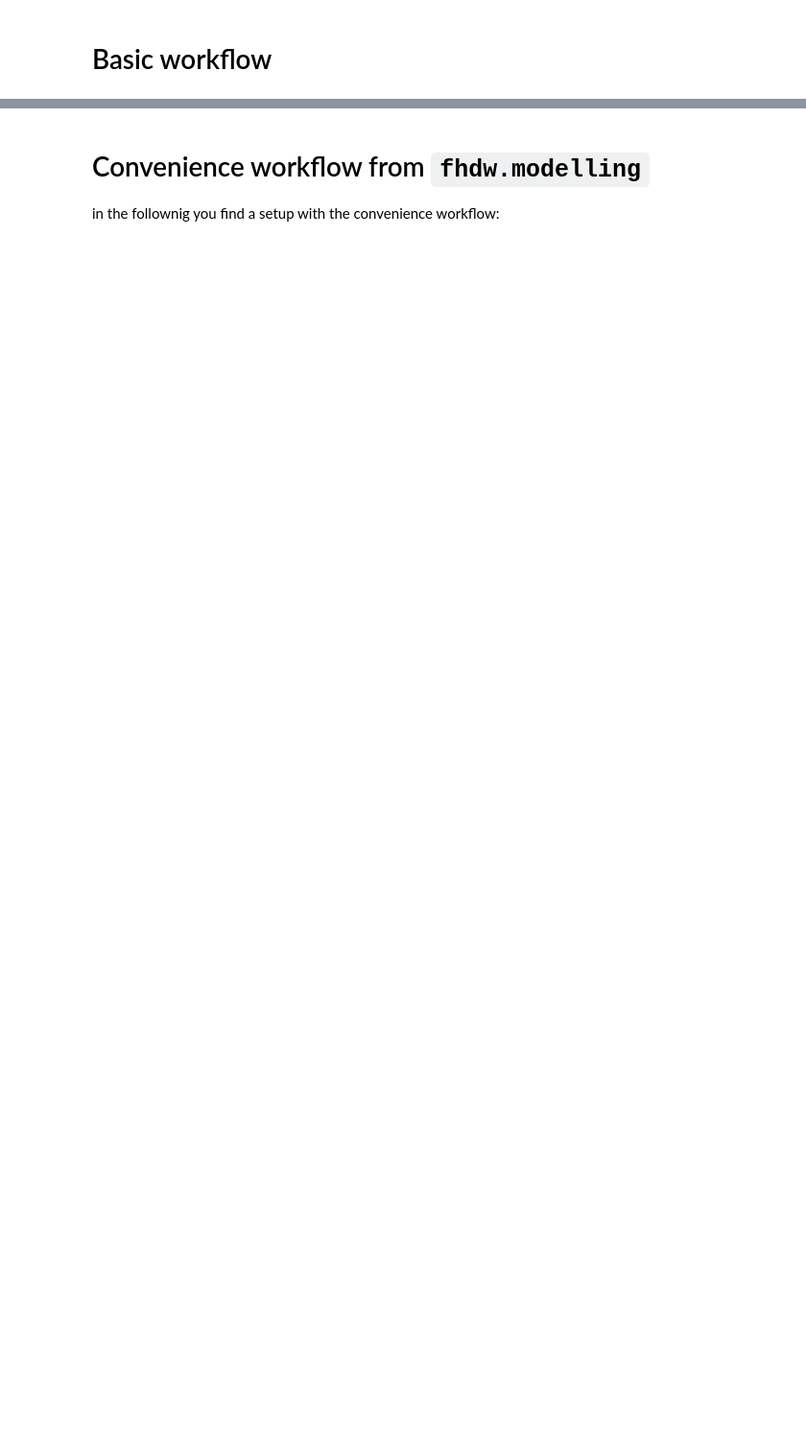
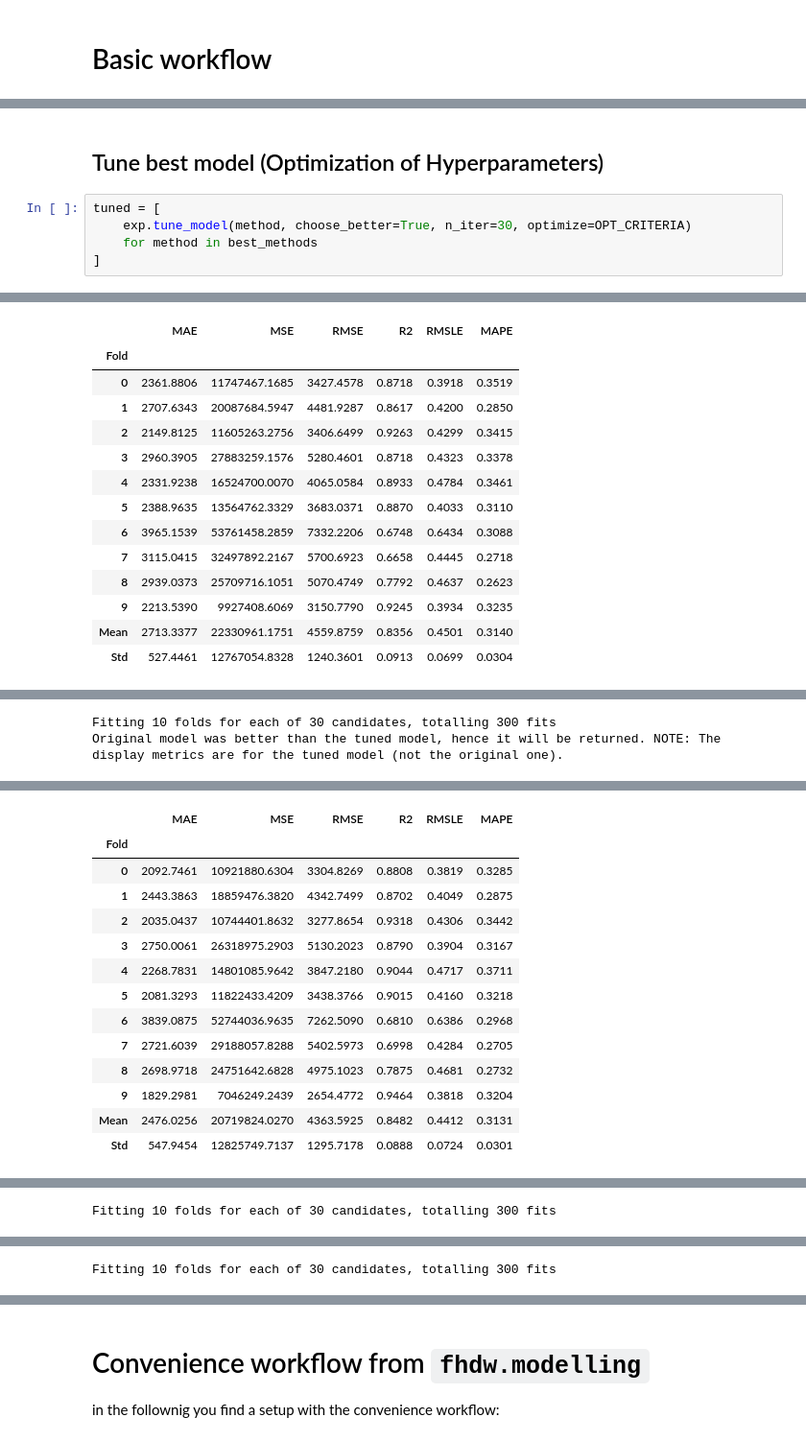
Before and after one commit to fhdw-forschung/modelling-tools, a Jupyter notebook: docs/test-functions.ipynb, the cells around one changed output, grey strips where cells are left out. Shown at 96% size. Saved outputs shown, nothing was run; the diff lists cells and outputs as text; blank space fills up the shorter version.

```diff
--- a/docs/test-functions.ipynb
+++ b/docs/test-functions.ipynb
@@ -143,0 +117,8 @@ BayesianRidge(alpha_1=0.2, alpha_2=0.05, compute_score=True, lambda_1=0.2,
+# %% [markdown]
+## Tune best model (Optimization of Hyperparameters)
+# %%
+tuned = [
+    exp.tune_model(method, choose_better=True, n_iter=30, optimize=OPT_CRITERIA)
+    for method in best_methods
+]
+# %% [output]
@@ -143,0 +126,14 @@ BayesianRidge(alpha_1=0.2, alpha_2=0.05, compute_score=True, lambda_1=0.2,
+|  | MAE | MSE | RMSE | R2 | RMSLE | MAPE |
+| Fold |  |  |  |  |  |  |
+| 0 | 2361.8806 | 11747467.1685 | 3427.4578 | 0.8718 | 0.3918 | 0.3519 |
+| 1 | 2707.6343 | 20087684.5947 | 4481.9287 | 0.8617 | 0.4200 | 0.2850 |
+| 2 | 2149.8125 | 11605263.2756 | 3406.6499 | 0.9263 | 0.4299 | 0.3415 |
+| 3 | 2960.3905 | 27883259.1576 | 5280.4601 | 0.8718 | 0.4323 | 0.3378 |
+| 4 | 2331.9238 | 16524700.0070 | 4065.0584 | 0.8933 | 0.4784 | 0.3461 |
+| 5 | 2388.9635 | 13564762.3329 | 3683.0371 | 0.8870 | 0.4033 | 0.3110 |
+| 6 | 3965.1539 | 53761458.2859 | 7332.2206 | 0.6748 | 0.6434 | 0.3088 |
+| 7 | 3115.0415 | 32497892.2167 | 5700.6923 | 0.6658 | 0.4445 | 0.2718 |
+| 8 | 2939.0373 | 25709716.1051 | 5070.4749 | 0.7792 | 0.4637 | 0.2623 |
+| 9 | 2213.5390 | 9927408.6069 | 3150.7790 | 0.9245 | 0.3934 | 0.3235 |
+| Mean | 2713.3377 | 22330961.1751 | 4559.8759 | 0.8356 | 0.4501 | 0.3140 |
+| Std | 527.4461 | 12767054.8328 | 1240.3601 | 0.0913 | 0.0699 | 0.0304 |
@@ -143,0 +141,2 @@ BayesianRidge(alpha_1=0.2, alpha_2=0.05, compute_score=True, lambda_1=0.2,
+Fitting 10 folds for each of 30 candidates, totalling 300 fits
+Original model was better than the tuned model, hence it will be returned. NOTE: The display metrics are for the tuned model (not the original one).
@@ -143,0 +144,14 @@ BayesianRidge(alpha_1=0.2, alpha_2=0.05, compute_score=True, lambda_1=0.2,
+|  | MAE | MSE | RMSE | R2 | RMSLE | MAPE |
+| Fold |  |  |  |  |  |  |
+| 0 | 2092.7461 | 10921880.6304 | 3304.8269 | 0.8808 | 0.3819 | 0.3285 |
+| 1 | 2443.3863 | 18859476.3820 | 4342.7499 | 0.8702 | 0.4049 | 0.2875 |
+| 2 | 2035.0437 | 10744401.8632 | 3277.8654 | 0.9318 | 0.4306 | 0.3442 |
+| 3 | 2750.0061 | 26318975.2903 | 5130.2023 | 0.8790 | 0.3904 | 0.3167 |
+| 4 | 2268.7831 | 14801085.9642 | 3847.2180 | 0.9044 | 0.4717 | 0.3711 |
+| 5 | 2081.3293 | 11822433.4209 | 3438.3766 | 0.9015 | 0.4160 | 0.3218 |
+| 6 | 3839.0875 | 52744036.9635 | 7262.5090 | 0.6810 | 0.6386 | 0.2968 |
+| 7 | 2721.6039 | 29188057.8288 | 5402.5973 | 0.6998 | 0.4284 | 0.2705 |
+| 8 | 2698.9718 | 24751642.6828 | 4975.1023 | 0.7875 | 0.4681 | 0.2732 |
+| 9 | 1829.2981 | 7046249.2439 | 2654.4772 | 0.9464 | 0.3818 | 0.3204 |
+| Mean | 2476.0256 | 20719824.0270 | 4363.5925 | 0.8482 | 0.4412 | 0.3131 |
+| Std | 547.9454 | 12825749.7137 | 1295.7178 | 0.0888 | 0.0724 | 0.0301 |
@@ -143,0 +159 @@ BayesianRidge(alpha_1=0.2, alpha_2=0.05, compute_score=True, lambda_1=0.2,
+Fitting 10 folds for each of 30 candidates, totalling 300 fits
@@ -143,0 +176 @@ BayesianRidge(alpha_1=0.2, alpha_2=0.05, compute_score=True, lambda_1=0.2,
+Fitting 10 folds for each of 30 candidates, totalling 300 fits
```
Also changed, not shown: parts of 29 cells of this notebook, 2 other files.
